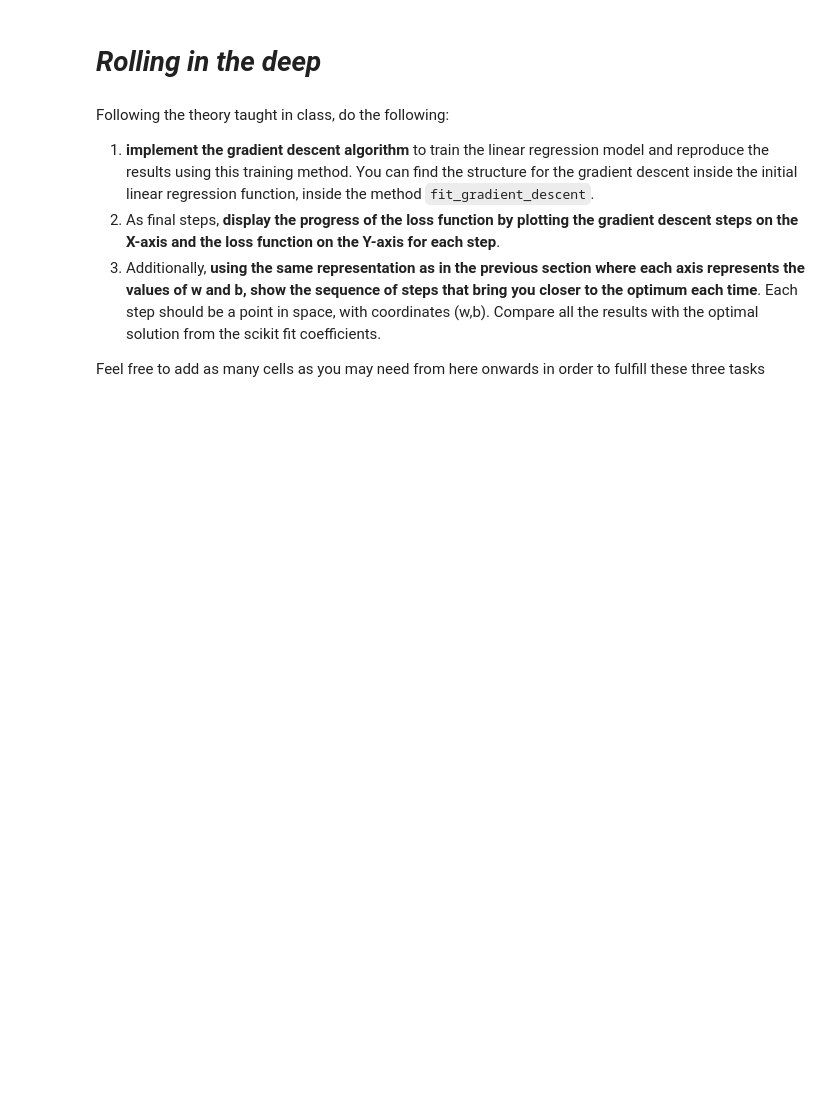
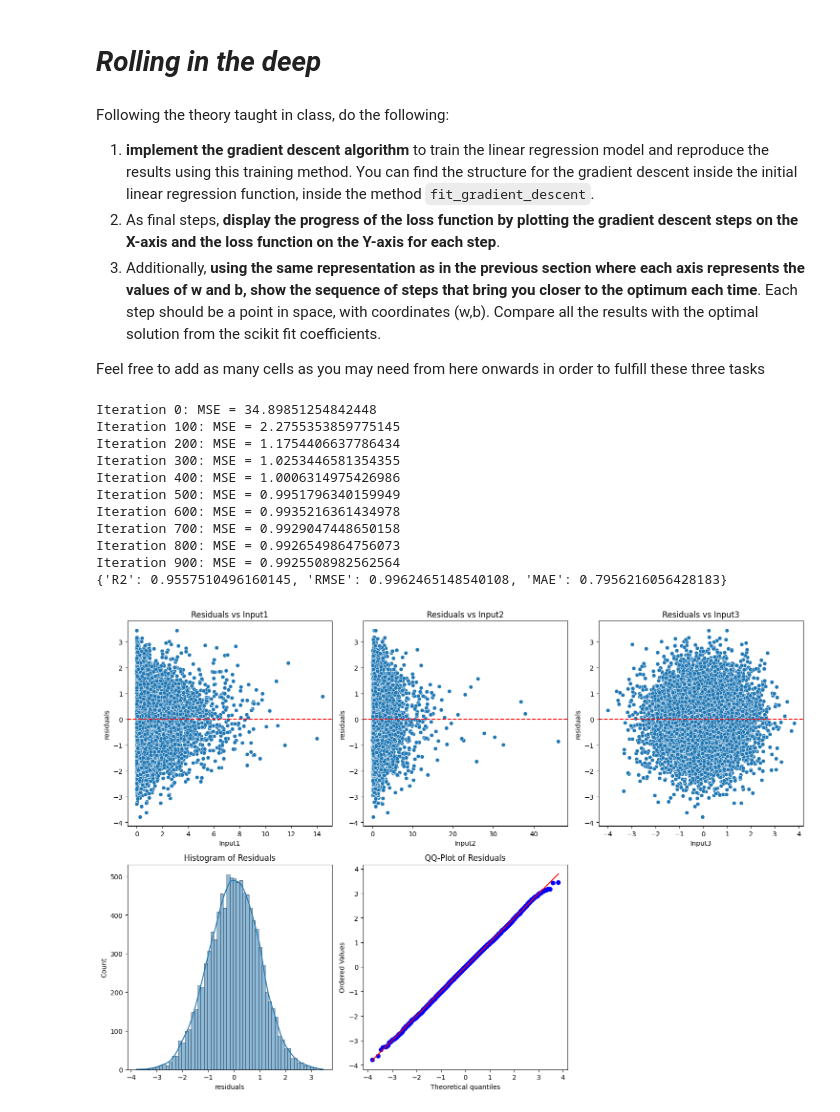
Before and after one commit to ICAI-IMAT-ML/p2-4-gonzalo334, a Jupyter notebook: notebook/Lab_2_4_LR2.ipynb, the cells around one changed output. Drawn from its saved outputs; the diff is of its cells as text; code cells hidden in the pictures; blank space fills up the shorter version.

```diff
--- a/notebook/Lab_2_4_LR2.ipynb
+++ b/notebook/Lab_2_4_LR2.ipynb
@@ -360,3 +363,46 @@ Following the theory taught in class, do the following:
 3. Additionally, **using the same representation as in the previous section where each axis represents the values of w and b, show the sequence of steps that bring you closer to the optimum each time**. Each step should be a point in space, with coordinates (w,b). Compare all the results with the optimal solution from the scikit fit coefficients.
 
 Feel free to add as many cells as you may need from here onwards in order to fulfill these three tasks
+# %%
+data = pd.read_csv("../data/synthetic_dataset.csv")
+
+# Obtain inputs and output from data
+X = data[["Input1", "Input2", "Input3", "Input4"]]
+
+y = data["Output"]
+
+
+input1 = data["Input1"]
+input3 = data["Input3"]
+input4 = data["Input4"]
+output = data["Output"]
+
+data_transf = pd.DataFrame({'Input1': input1 ** 2,
+                            'Input2': np.exp(input3),
+                            'Input3': input4,
+                            'Output': output})
+X_transf = data_transf.iloc[:,:3].values
+
+# Train linear regression model
+linreg = LinearRegressor()
+linreg.fit(X_transf, y, method="gradient_descent")
+
+# Evaluate the metrics to see the behavior
+y_pred = linreg.predict(X_transf)
+evaluation_metrics = evaluate_regression(y, y_pred)
+data_transf["Predictions"] = y_pred
+print(evaluation_metrics)
+plot_residuals(data_transf, 'Output', 'Predictions')
+# %% [output]
+Iteration 0: MSE = 34.89851254842448
+Iteration 100: MSE = 2.2755353859775145
+Iteration 200: MSE = 1.1754406637786434
+Iteration 300: MSE = 1.0253446581354355
+Iteration 400: MSE = 1.0006314975426986
+Iteration 500: MSE = 0.9951796340159949
+Iteration 600: MSE = 0.9935216361434978
+Iteration 700: MSE = 0.9929047448650158
+Iteration 800: MSE = 0.9926549864756073
+Iteration 900: MSE = 0.9925508982562564
+{'R2': 0.9557510496160145, 'RMSE': 0.9962465148540108, 'MAE': 0.7956216056428183}
+[figure, added]
```
Also changed, not shown: parts of 12 cells of this notebook, 1 other file.
